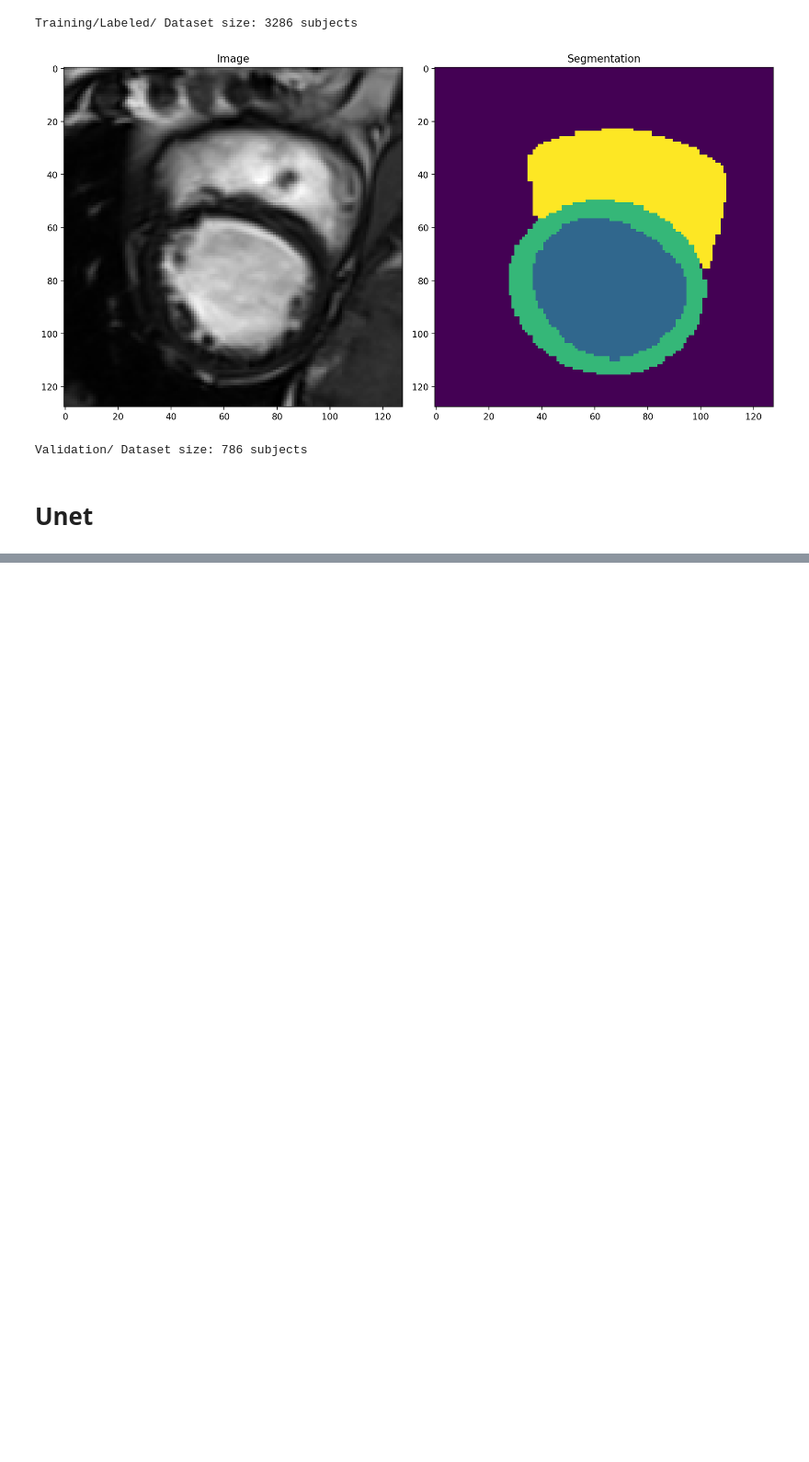
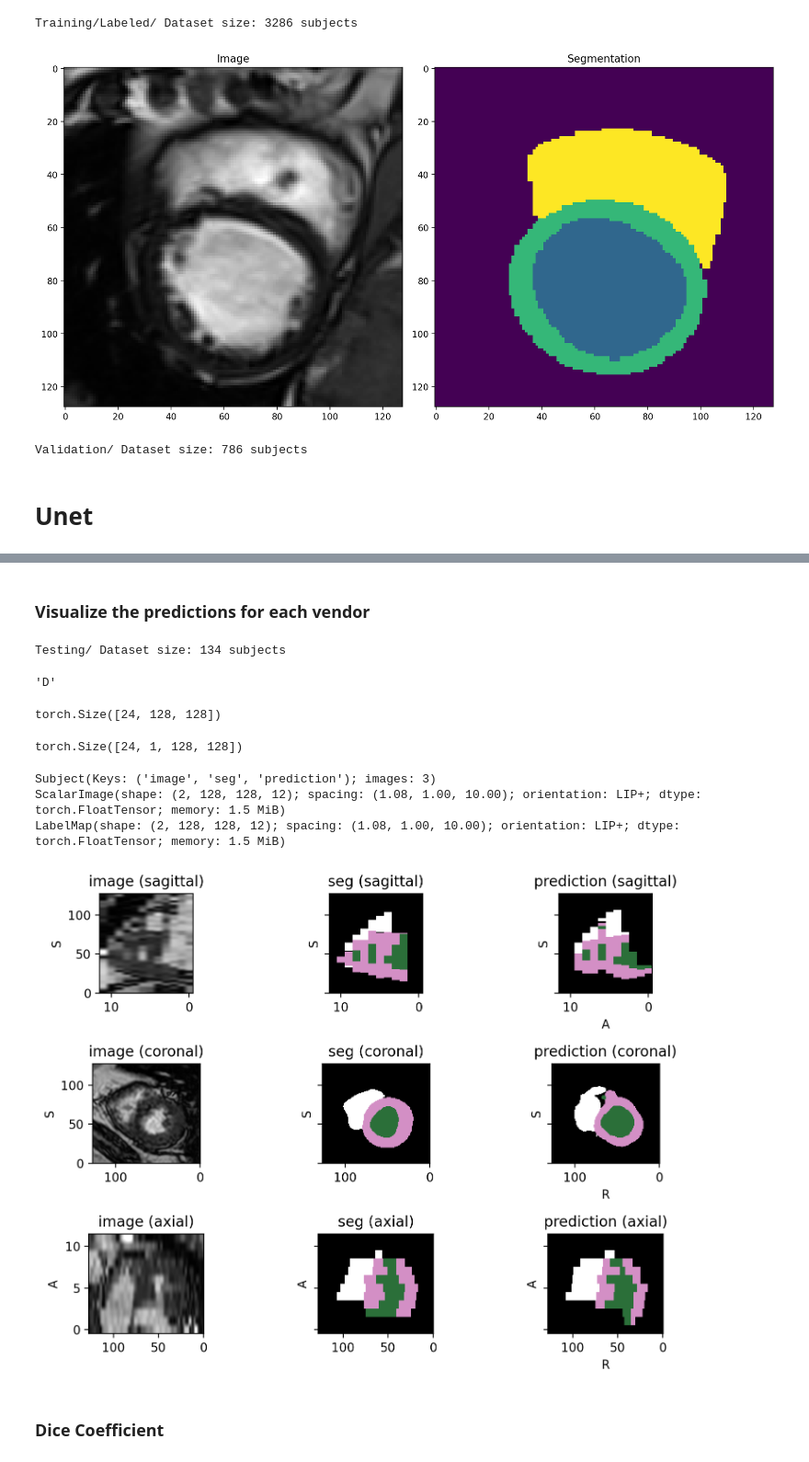
Before and after one commit to MAHDI-Imen/M-M, a Jupyter notebook: M_M.ipynb, the cells around one changed output, grey strips where cells are left out. Shown at 92% size. Cells and saved outputs as stored; diff of their text form; code cells hidden in the pictures; blank space fills up the shorter version.

```diff
--- a/M_M.ipynb
+++ b/M_M.ipynb
@@ -290,0 +323,59 @@ torch.Size([64, 128, 128])
+# %% [markdown]
+### Visualize the predictions for each vendor
+# %%
+test_dataset = load_3D("Testing/")
+# %% [output]
+Testing/ Dataset size: 134 subjects
+# %%
+# Get data for one subject
+one_subject = test_dataset[10]
+
+image = one_subject.image.data
+labels = one_subject.seg.data
+id = one_subject.id
+
+# Get metadata
+vendor = metadata.loc[id].Vendor
+vendor
+# %% [output]
+'D'
+# %%
+# Make predictions
+c, x, y, z = image.shape
+stacked = image.permute((0,3,1,2)).reshape(c*z, 1 ,x, y)
+# %%
+stacked = stacked.to(device)
+
+with torch.no_grad():
+    output = model(stacked)
+
+probabilities = torch.softmax(output, dim=1)
+_, predictions = torch.max(probabilities, dim=1)
+
+predictions = predictions.cpu()
+stacked = stacked.cpu()
+
+print(predictions.shape)
+# %% [output]
+torch.Size([24, 128, 128])
+torch.Size([24, 1, 128, 128])
+# %%
+predictions = torch.stack((predictions[:z],predictions[z:]))
+predictions = predictions.permute((0,2,3,1)).float()
+pred = tio.LabelMap(tensor=one_subject.seg.data, affine = one_subject.seg.affine, dtype=torch.FloatTensor)
+pred.set_data(predictions)
+# %%
+new_subject = tio.Subject(
+    image = one_subject.image,
+    seg = one_subject.seg,
+    prediction = pred
+)
+# %%
+visualize_subject(new_subject)
+# %% [output]
+Subject(Keys: ('image', 'seg', 'prediction'); images: 3)
+ScalarImage(shape: (2, 128, 128, 12); spacing: (1.08, 1.00, 10.00); orientation: LIP+; dtype: torch.FloatTensor; memory: 1.5 MiB)
+LabelMap(shape: (2, 128, 128, 12); spacing: (1.08, 1.00, 10.00); orientation: LIP+; dtype: torch.FloatTensor; memory: 1.5 MiB)
+[figure, added]
+# %% [markdown]
+### Dice Coefficient
```
Also changed, not shown: parts of 18 cells of this notebook, 3 other files.
